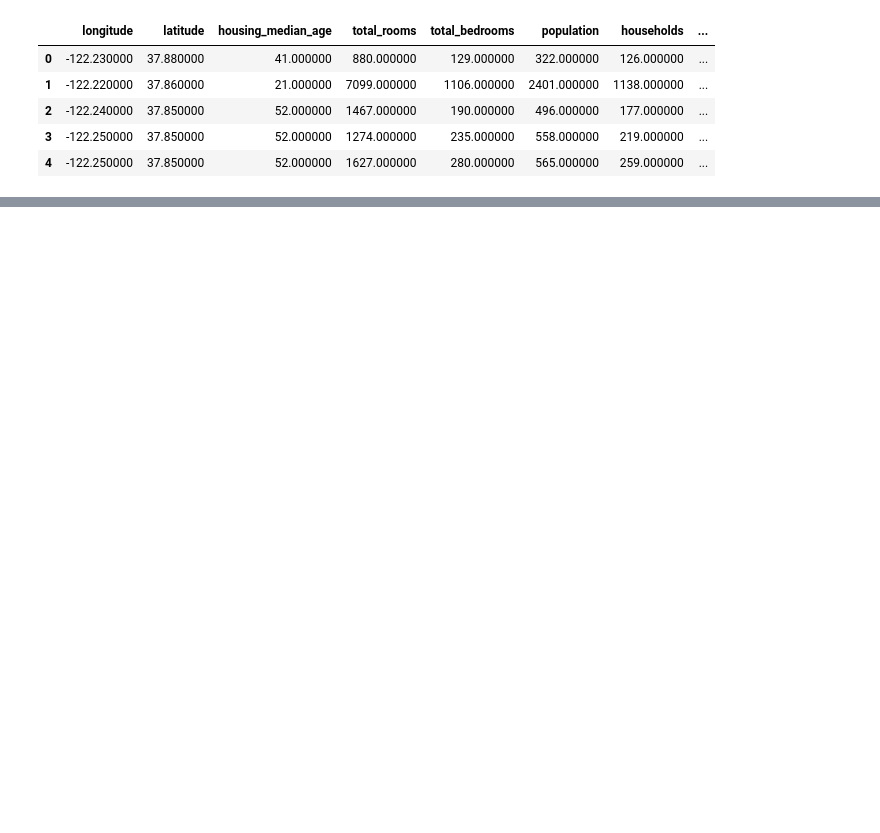
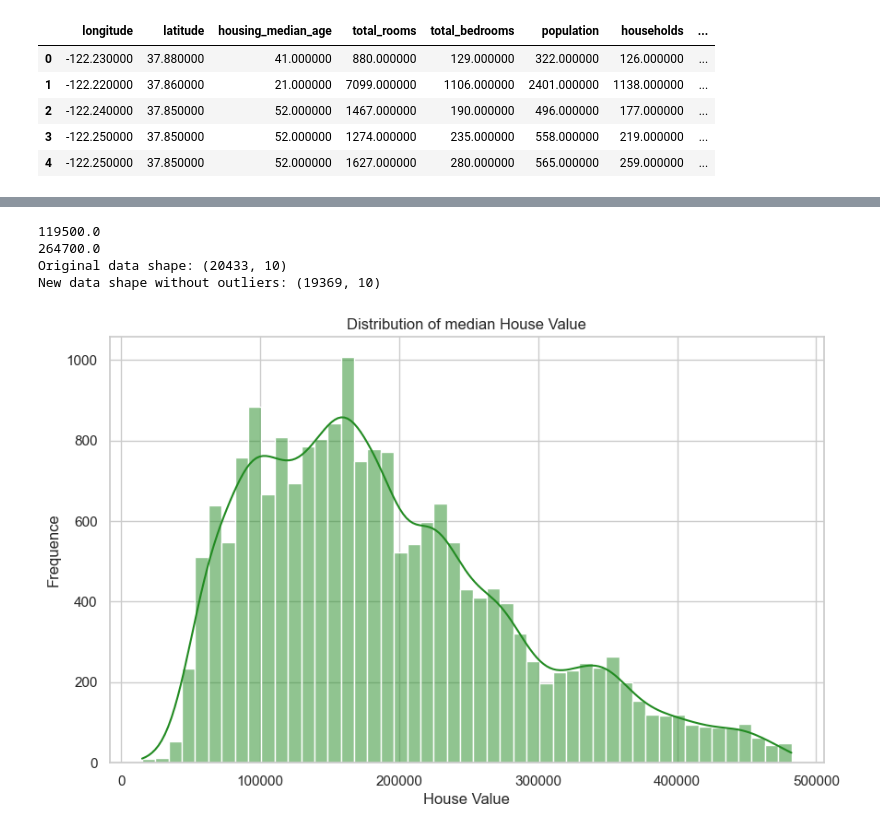
Before and after one commit to sahill3/House-Price-Prediction, a Jupyter notebook: main.ipynb, the cells around one changed output, grey strips where cells are left out. Saved outputs shown, nothing was run; the diff lists cells and outputs as text; code cells hidden in the pictures; blank space fills up the shorter version.

```diff
--- a/main.ipynb
+++ b/main.ipynb
@@ -20,0 +134,33 @@ data.head().style.background_gradient(axis=0)
+# %%
+Q1 = data_cleaned['median_house_value'].quantile(0.25)
+print(Q1)
+Q3 = data_cleaned['median_house_value'].quantile(0.75)
+print(Q3)
+IQR = Q3 - Q1
+
+
+# Define the bounds for the outliers
+lower_bound = Q1 - 1.5 * IQR
+upper_bound = Q3 + 1.5 * IQR
+
+# Remove outliers
+data_no_outliers_1 = data_cleaned[(data_cleaned['median_house_value'] >= lower_bound) & (data_cleaned['median_house_value'] <= upper_bound)]
+
+# Check the shape of the data before and after removal of outliers
+print("Original data shape:", data_cleaned.shape)
+print("New data shape without outliers:", data_no_outliers_1.shape)
+# %% [output]
+119500.0
+264700.0
+Original data shape: (20433, 10)
+New data shape without outliers: (19369, 10)
+# %%
+sns.set_theme(style="whitegrid")
+plt.figure(figsize=(10, 6))
+sns.histplot(data_no_outliers_1['median_house_value'], color='forestgreen', kde=True)
+plt.title('Distribution of median House Value')
+plt.xlabel('House Value')
+plt.ylabel('Frequence')
+plt.show()
+# %% [output]
+[figure, added]
```
Also changed, not shown: parts of 35 cells of this notebook.
